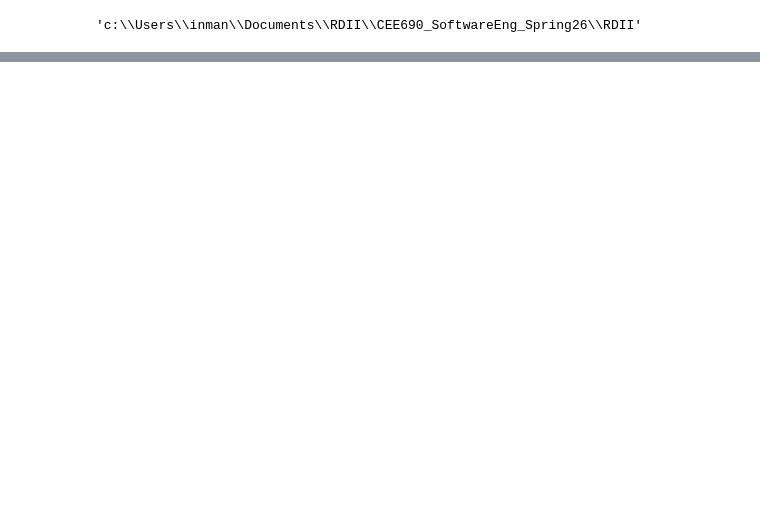
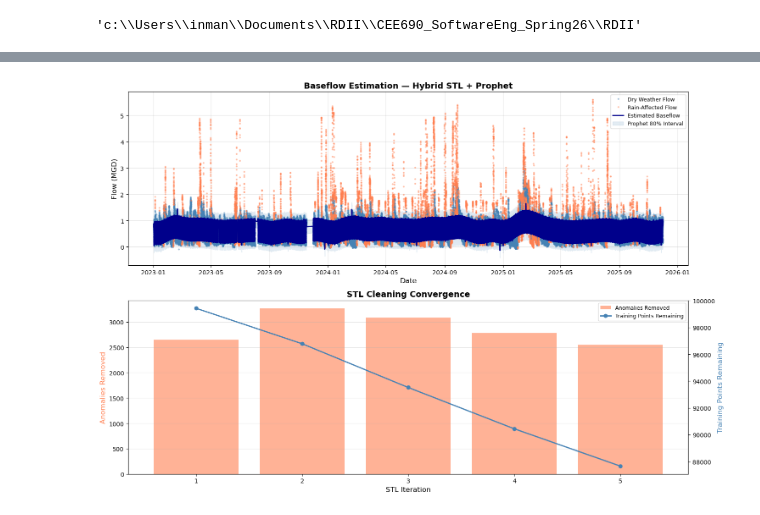
Before and after one commit to inmang13/CEE690_SoftwareEng_Spring26, a Jupyter notebook: RDII/scripts/scrap.ipynb, the cells around one changed output, grey strips where cells are left out. Drawn from its saved outputs; the diff is of its cells as text; code cells hidden in the pictures; blank space fills up the shorter version.

```diff
--- a/RDII/scripts/scrap.ipynb
+++ b/RDII/scripts/scrap.ipynb
@@ -569,20 +252,0 @@ def plot_iterations(results, show_every_n=5):
-# %%
-# Run the detection
-results = detect_wet_dry_periods(
-    corrected_df,
-    k=3,
-    max_iterations=3,
-    threshold=0.5
-)
-
-# Visualize
-plot_iterations(results, show_every_n=3)
-
-# Access results
-wet_periods = results['wet_dry_labels']
-ii_flow = results['ii_flow']
-
-# Add to dataframe
-df['is_wet'] = wet_periods
-df['ii_flow'] = ii_flow
-df['bwf'] = results['forecast']['yhat'].values
@@ -635,0 +653,8 @@ plt.show()
+# %%
+# Run the detection
+results = estimate_baseflow(
+    CBO,
+    k=2.5,
+    max_iterations=5,
+    min_anomaly_fraction=0.001
+)
@@ -635,0 +686,4 @@ plt.show()
+# %%
+plot_baseflow(results, k=2.5)
+# %% [output]
+[figure, added]
```
Also changed, not shown: parts of 18 cells of this notebook, 9 other files.
